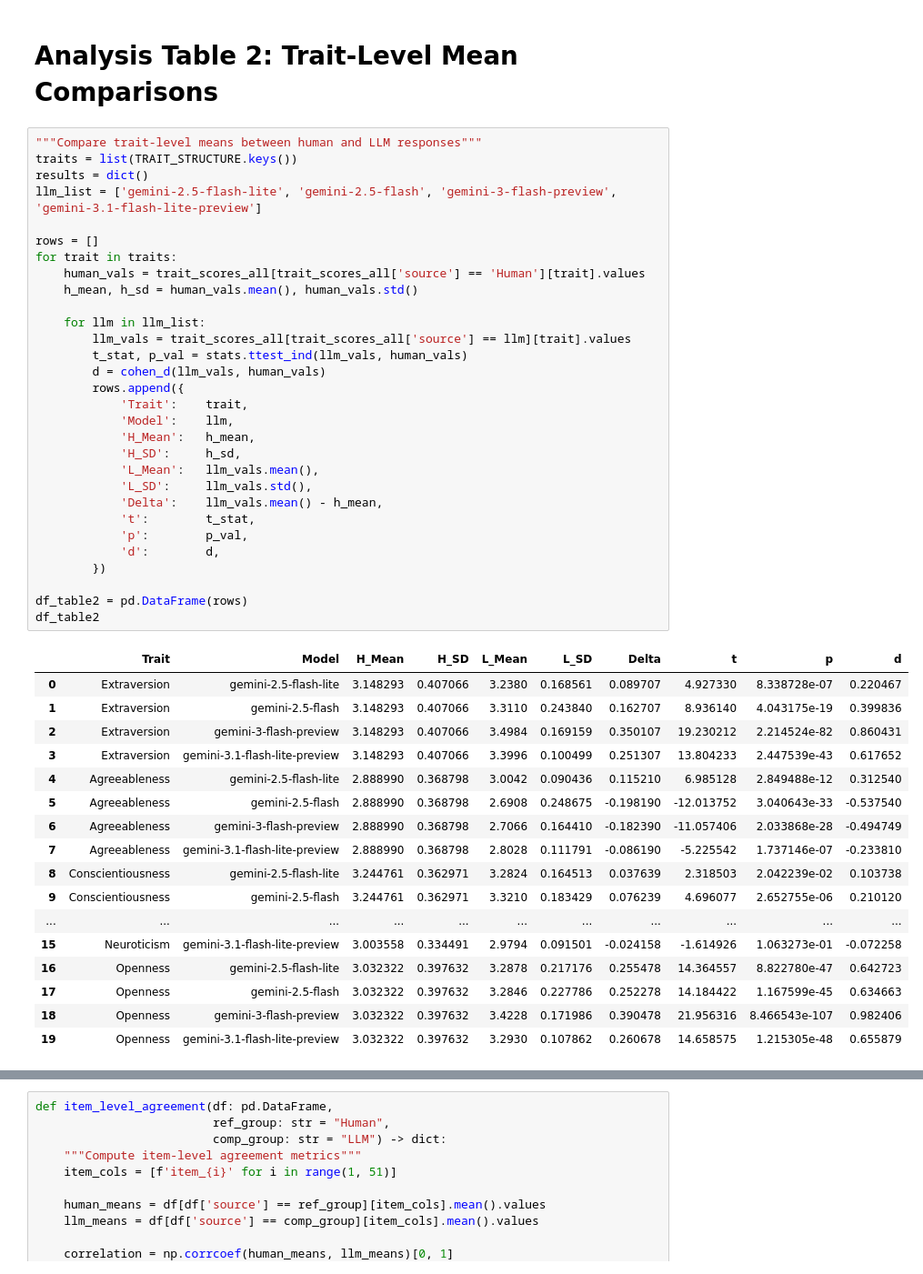
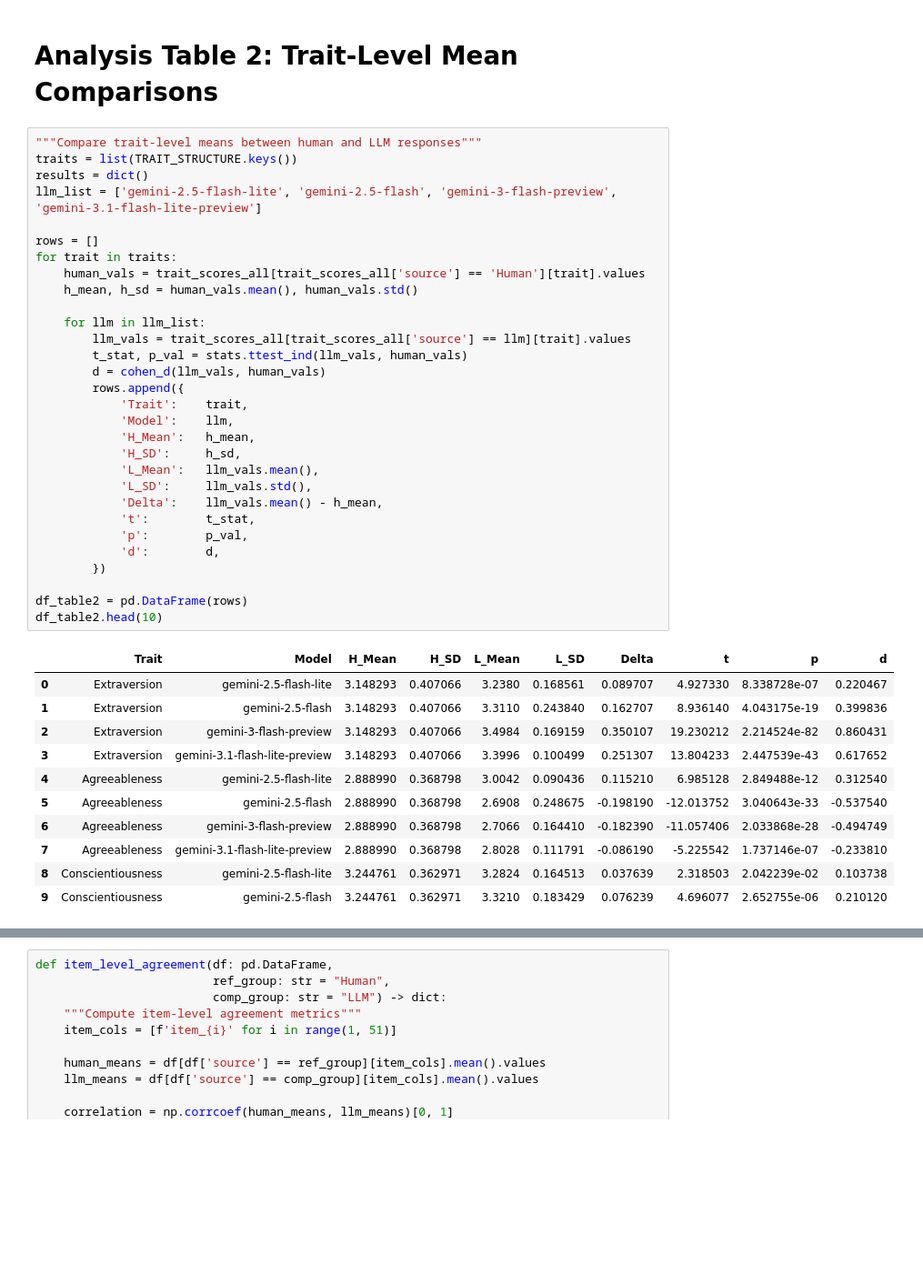
Before and after one commit to arshchowdhry1998/Human-and-LLM-distribution-, a Jupyter notebook: big_five_comparison_analysis.ipynb, the cells around one changed output, grey strips where cells are left out. Shown: that part at 91% size. Drawn from its saved outputs; the diff is of its cells as text; blank space fills up the shorter version.

Commit message:
gemini_500; table 2; mean comparison

```diff
--- a/big_five_comparison_analysis.ipynb
+++ b/big_five_comparison_analysis.ipynb
@@ -236,38 +284,32 @@ for trait in traits:
     for llm in llm_list:
         llm_vals = trait_scores_all[trait_scores_all['source'] == llm][trait].values
         t_stat, p_val = stats.ttest_ind(llm_vals, human_vals)
         d = cohen_d(llm_vals, human_vals)
         rows.append({
             'Trait':    trait,
             'Model':    llm,
             'H_Mean':   h_mean,
             'H_SD':     h_sd,
             'L_Mean':   llm_vals.mean(),
             'L_SD':     llm_vals.std(),
             'Delta':    llm_vals.mean() - h_mean,
             't':        t_stat,
             'p':        p_val,
             'd':        d,
         })
 
 df_table2 = pd.DataFrame(rows)
-df_table2
+df_table2.head(10)
 # %% [output]
 |  | Trait | Model | H_Mean | H_SD | L_Mean | L_SD | Delta | t | p | d |
 | 0 | Extraversion | gemini-2.5-flash-lite | 3.148293 | 0.407066 | 3.2380 | 0.168561 | 0.089707 | 4.927330 | 8.338728e-07 | 0.220467 |
 | 1 | Extraversion | gemini-2.5-flash | 3.148293 | 0.407066 | 3.3110 | 0.243840 | 0.162707 | 8.936140 | 4.043175e-19 | 0.399836 |
 | 2 | Extraversion | gemini-3-flash-preview | 3.148293 | 0.407066 | 3.4984 | 0.169159 | 0.350107 | 19.230212 | 2.214524e-82 | 0.860431 |
 | 3 | Extraversion | gemini-3.1-flash-lite-preview | 3.148293 | 0.407066 | 3.3996 | 0.100499 | 0.251307 | 13.804233 | 2.447539e-43 | 0.617652 |
 | 4 | Agreeableness | gemini-2.5-flash-lite | 2.888990 | 0.368798 | 3.0042 | 0.090436 | 0.115210 | 6.985128 | 2.849488e-12 | 0.312540 |
 | 5 | Agreeableness | gemini-2.5-flash | 2.888990 | 0.368798 | 2.6908 | 0.248675 | -0.198190 | -12.013752 | 3.040643e-33 | -0.537540 |
 | 6 | Agreeableness | gemini-3-flash-preview | 2.888990 | 0.368798 | 2.7066 | 0.164410 | -0.182390 | -11.057406 | 2.033868e-28 | -0.494749 |
 | 7 | Agreeableness | gemini-3.1-flash-lite-preview | 2.888990 | 0.368798 | 2.8028 | 0.111791 | -0.086190 | -5.225542 | 1.737146e-07 | -0.233810 |
 | 8 | Conscientiousness | gemini-2.5-flash-lite | 3.244761 | 0.362971 | 3.2824 | 0.164513 | 0.037639 | 2.318503 | 2.042239e-02 | 0.103738 |
 | 9 | Conscientiousness | gemini-2.5-flash | 3.244761 | 0.362971 | 3.3210 | 0.183429 | 0.076239 | 4.696077 | 2.652755e-06 | 0.210120 |
-| ... | ... | ... | ... | ... | ... | ... | ... | ... | ... | ... |
-| 15 | Neuroticism | gemini-3.1-flash-lite-preview | 3.003558 | 0.334491 | 2.9794 | 0.091501 | -0.024158 | -1.614926 | 1.063273e-01 | -0.072258 |
-| 16 | Openness | gemini-2.5-flash-lite | 3.032322 | 0.397632 | 3.2878 | 0.217176 | 0.255478 | 14.364557 | 8.822780e-47 | 0.642723 |
-| 17 | Openness | gemini-2.5-flash | 3.032322 | 0.397632 | 3.2846 | 0.227786 | 0.252278 | 14.184422 | 1.167599e-45 | 0.634663 |
-| 18 | Openness | gemini-3-flash-preview | 3.032322 | 0.397632 | 3.4228 | 0.171986 | 0.390478 | 21.956316 | 8.466543e-107 | 0.982406 |
-| 19 | Openness | gemini-3.1-flash-lite-preview | 3.032322 | 0.397632 | 3.2930 | 0.107862 | 0.260678 | 14.658575 | 1.215305e-48 | 0.655879 |
 # %%
```
Also changed, not shown: parts of 10 cells of this notebook, 3 other files.
